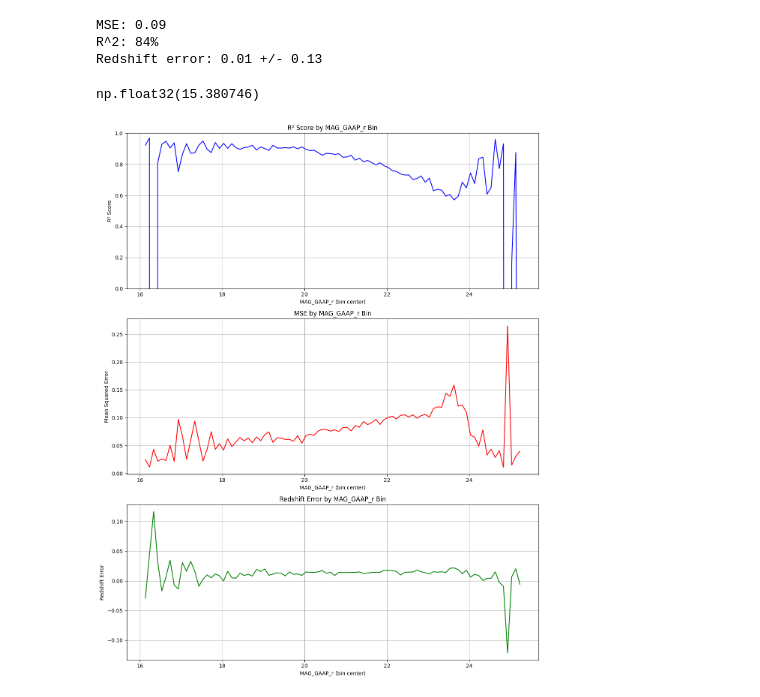
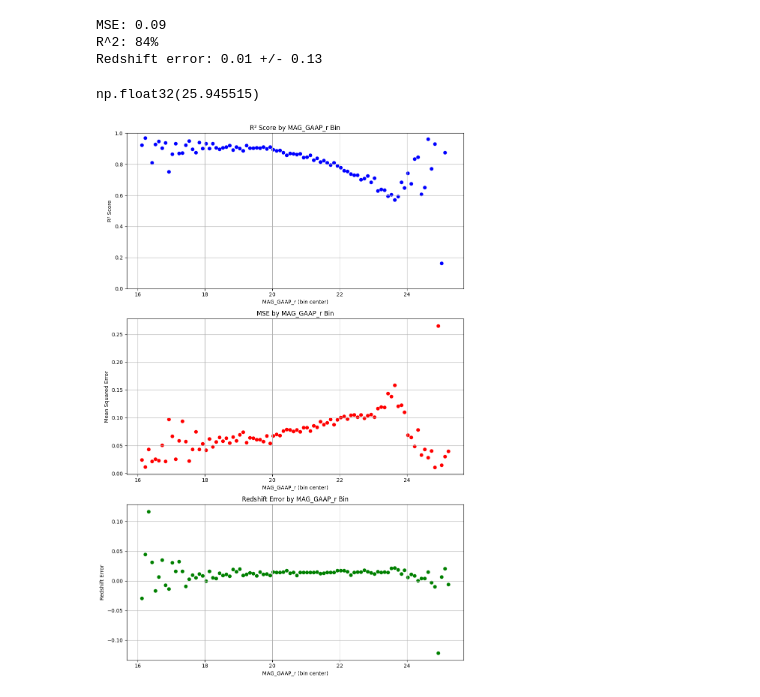
Before and after one commit to kacper-drabicki/redshift, a Jupyter notebook: data_split_analysis.ipynb, the cells around one changed output. Saved outputs shown, nothing was run; the diff lists cells and outputs as text; code cells hidden in the pictures.

```diff
--- a/data_split_analysis.ipynb
+++ b/data_split_analysis.ipynb
@@ -15,4 +15,5 @@ filePath = "../KiDS-DR5-WCScut_x_DESI-DR1-small.fits"
 importlib.reload(data_frame)
 df = DataFrame(filePath, "QSO", filler=MaxFiller())
 df.data = df.data.dropna()
-X_train, y_train = df.get_train_dataset()
+X_train, y_train = df.data[df.features], df.data["Z"]
+df = df.data[df.features + ["Z"]]
@@ -49,9 +48,9 @@ MSE: 0.09
 R^2: 84%
 Redshift error: 0.01 +/- 0.13
 # %%
-X_train["MAG_GAAP_r"].min()
+X_train["MAG_GAAP_r"].max()
 # %% [output]
-np.float32(15.380746)
+np.float32(25.945515)
 # %%
 df['MAG_bin'] = pd.cut(df['MAG_GAAP_r'], bins=np.arange(15.38, 25.96, 0.1), include_lowest=True)
 # %%
@@ -89,35 +88,35 @@ metrics_df = pd.DataFrame({
 def bin_center(interval_str):
     left, right = interval_str.strip('()[]').split(',')
     return (float(left) + float(right)) / 2
 
 metrics_df['bin_center'] = metrics_df['MAG_bin'].apply(bin_center)
 metrics_df = metrics_df.sort_values('bin_center')
 
-fig, axs = plt.subplots(3, 1, figsize=(12, 15))
+fig, axs = plt.subplots(3, 1, figsize=(10, 15))
 
 # Plot R²
-axs[0].plot(metrics_df['bin_center'], metrics_df['R2'], color='blue')
+axs[0].scatter(metrics_df['bin_center'], metrics_df['R2'], color='blue')
 axs[0].set_ylim(0,1)
 axs[0].set_xlabel('MAG_GAAP_r (bin center)')
 axs[0].set_ylabel('R² Score')
 axs[0].set_title('R² Score by MAG_GAAP_r Bin')
 axs[0].grid(True)
 
 # Plot MSE
-axs[1].plot(metrics_df['bin_center'], metrics_df['MSE'], color='red')
+axs[1].scatter(metrics_df['bin_center'], metrics_df['MSE'], color='red')
 axs[1].set_xlabel('MAG_GAAP_r (bin center)')
 axs[1].set_ylabel('Mean Squared Error')
 axs[1].set_title('MSE by MAG_GAAP_r Bin')
 axs[1].grid(True)
 
 # Plot Redshift Error
-axs[2].plot(metrics_df['bin_center'], metrics_df['Redshift_Error'], color='green')
+axs[2].scatter(metrics_df['bin_center'], metrics_df['Redshift_Error'], color='green')
 axs[2].set_xlabel('MAG_GAAP_r (bin center)')
 axs[2].set_ylabel('Redshift Error')
 axs[2].set_title('Redshift Error by MAG_GAAP_r Bin')
 axs[2].grid(True)
 
 plt.tight_layout()
 plt.show()
 # %% [output]
-[figure, old version]
+[figure, new version]
```
Also changed, not shown: parts of 1 cell of this notebook, 6 other files.
